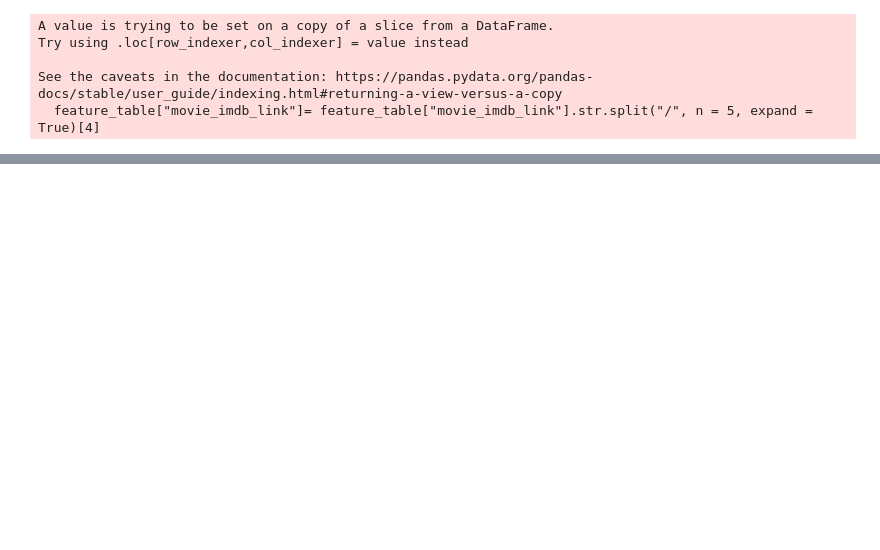
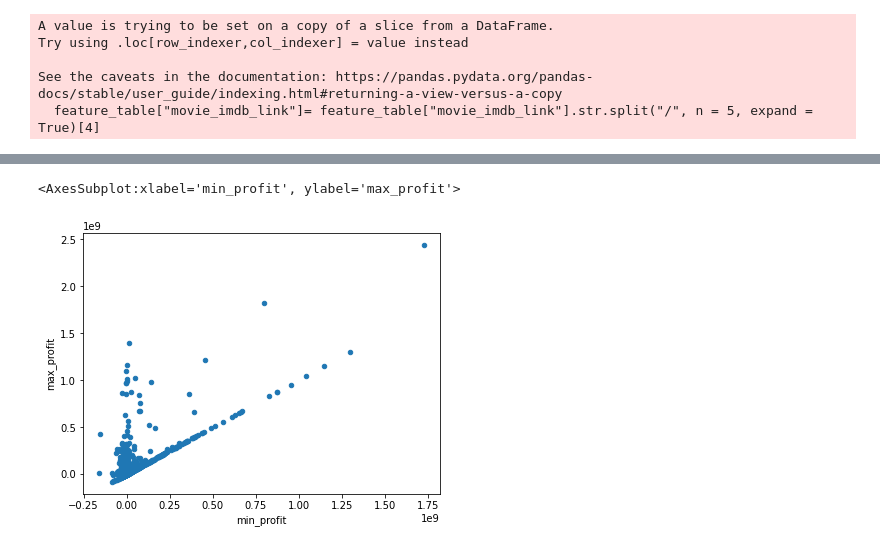
Before and after one commit to Verrem98/Film_dataset_analysis, a Jupyter notebook: main.ipynb, the cells around one changed output, grey strips where cells are left out. Drawn from its saved outputs; the diff is of its cells as text; code cells hidden in the pictures; blank space fills up the shorter version.

```diff
--- a/main.ipynb
+++ b/main.ipynb
@@ -391,0 +510,12 @@ new_df['imdb_score'].hist()
+# %%
+director_df = new_df[['movie_title','director_name','budget', 'worldwide_gross']].copy()
+director_df = director_df.dropna()
+director_df["profit"] = director_df["worldwide_gross"] - director_df["budget"]
+# %%
+performance_list = [[ud,np.mean(director_df[director_df['director_name'] == ud]['profit']),np.min(director_df[director_df['director_name'] == ud]['profit']),np.max(director_df[director_df['director_name'] == ud]['profit']),len(director_df[director_df['director_name'] == ud]['profit'])]for ud in unique_directors]
+# %%
+performance_df = pd.DataFrame(performance_list, columns=['director_name', 'mean_profit', 'min_profit','max_profit','number_of_movies'])
+performance_df.plot.scatter('min_profit', 'max_profit')
+# %% [output]
+<AxesSubplot:xlabel='min_profit', ylabel='max_profit'>
+[figure, added]
```
Also changed, not shown: parts of 25 cells of this notebook.
